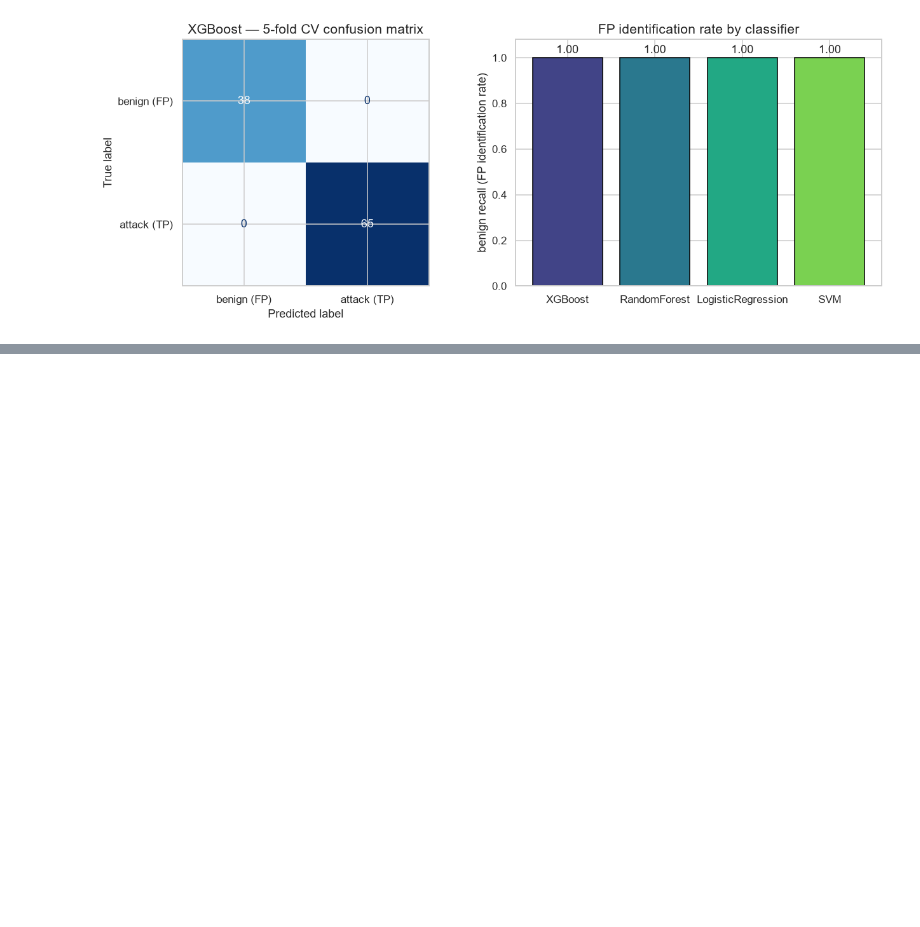
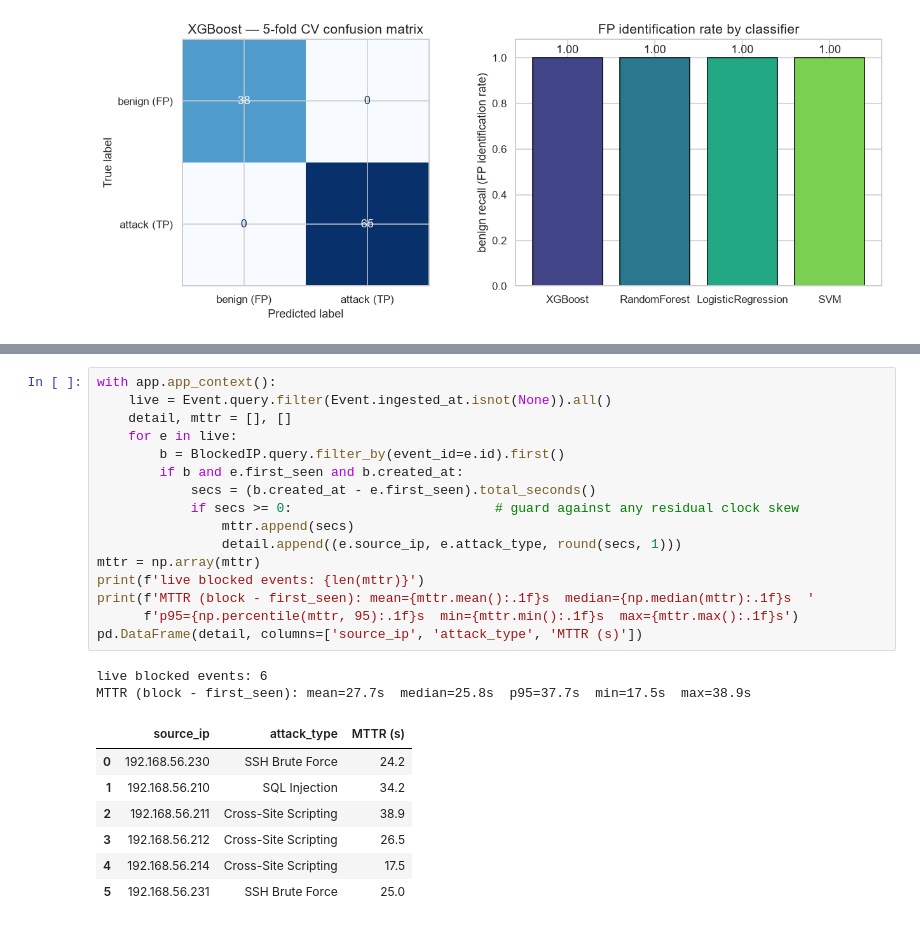
Before and after one commit to cxuan03/CyREN, a Jupyter notebook: notebooks/objective4_system_evaluation.ipynb, the cells around one changed output, grey strips where cells are left out. Cells and saved outputs as stored; diff of their text form; blank space fills up the shorter version.

```diff
--- a/notebooks/objective4_system_evaluation.ipynb
+++ b/notebooks/objective4_system_evaluation.ipynb
@@ -199,0 +196,26 @@ not the headline number, is the transferable result.
+# %%
+with app.app_context():
+    live = Event.query.filter(Event.ingested_at.isnot(None)).all()
+    detail, mttr = [], []
+    for e in live:
+        b = BlockedIP.query.filter_by(event_id=e.id).first()
+        if b and e.first_seen and b.created_at:
+            secs = (b.created_at - e.first_seen).total_seconds()
+            if secs >= 0:                          # guard against any residual clock skew
+                mttr.append(secs)
+                detail.append((e.source_ip, e.attack_type, round(secs, 1)))
+mttr = np.array(mttr)
+print(f'live blocked events: {len(mttr)}')
+print(f'MTTR (block - first_seen): mean={mttr.mean():.1f}s  median={np.median(mttr):.1f}s  '
+      f'p95={np.percentile(mttr, 95):.1f}s  min={mttr.min():.1f}s  max={mttr.max():.1f}s')
+pd.DataFrame(detail, columns=['source_ip', 'attack_type', 'MTTR (s)'])
+# %% [output]
+live blocked events: 6
+MTTR (block - first_seen): mean=27.7s  median=25.8s  p95=37.7s  min=17.5s  max=38.9s
+|  | source_ip | attack_type | MTTR (s) |
+| 0 | 192.168.56.230 | SSH Brute Force | 24.2 |
+| 1 | 192.168.56.210 | SQL Injection | 34.2 |
+| 2 | 192.168.56.211 | Cross-Site Scripting | 38.9 |
+| 3 | 192.168.56.212 | Cross-Site Scripting | 26.5 |
+| 4 | 192.168.56.214 | Cross-Site Scripting | 17.5 |
+| 5 | 192.168.56.231 | SSH Brute Force | 25.0 |
```
Also changed, not shown: parts of 10 cells of this notebook, 2 other files.
